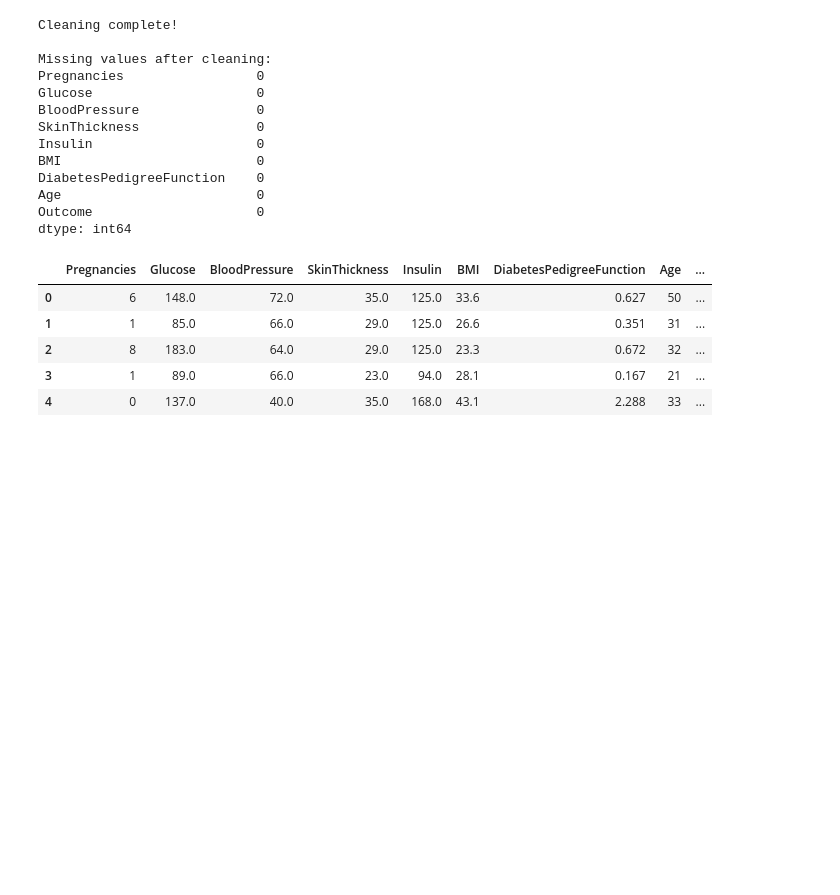
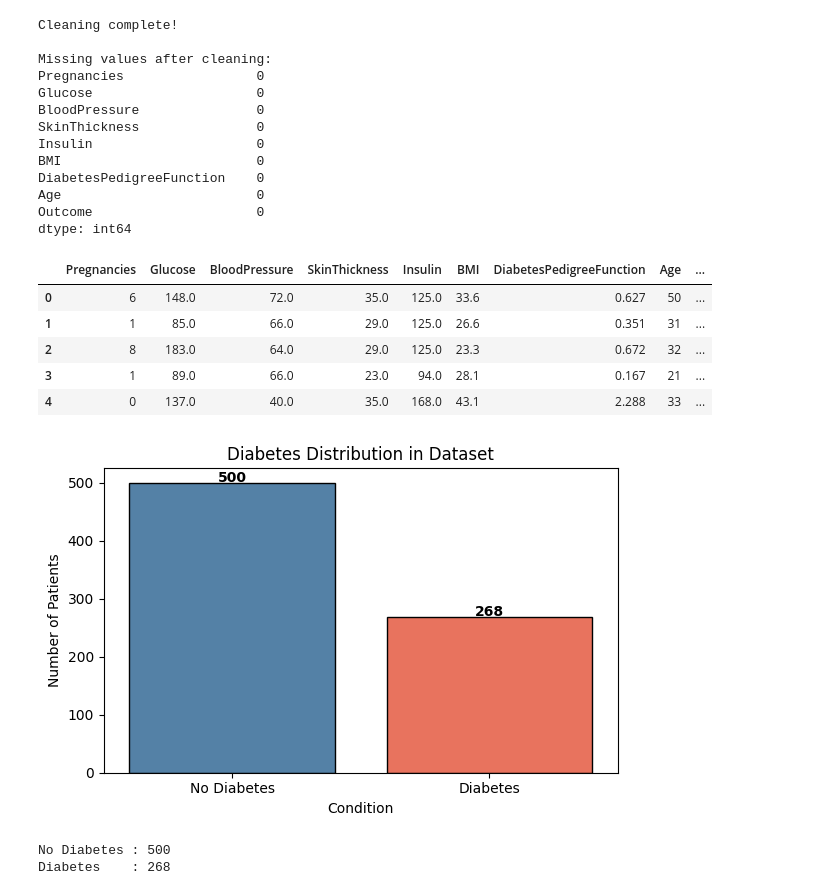
Before and after one commit to abdullah123-collab/Machine_Learning-, a Jupyter notebook: Basics/Comparing_Models/Diabetes/DecisionTree.ipynb, the cells around one changed output. Saved outputs shown, nothing was run; the diff lists cells and outputs as text; code cells hidden in the pictures; blank space fills up the shorter version.

Commit message:
dataset visualization

```diff
--- a/Basics/Comparing_Models/Diabetes/DecisionTree.ipynb
+++ b/Basics/Comparing_Models/Diabetes/DecisionTree.ipynb
@@ -94,3 +94,24 @@ dtype: int64
 | 2 | 8 | 183.0 | 64.0 | 29.0 | 125.0 | 23.3 | 0.672 | 32 | ... |
 | 3 | 1 | 89.0 | 66.0 | 23.0 | 94.0 | 28.1 | 0.167 | 21 | ... |
 | 4 | 0 | 137.0 | 40.0 | 35.0 | 168.0 | 43.1 | 2.288 | 33 | ... |
+# %%
+counts = df['Outcome'].value_counts()
+
+plt.figure(figsize=(6, 4))
+sns.barplot(x=counts.index, y=counts.values,
+            palette=['steelblue', 'tomato'], edgecolor='black')
+plt.xticks([0, 1], ['No Diabetes', 'Diabetes'])
+plt.title('Diabetes Distribution in Dataset')
+plt.xlabel('Condition')
+plt.ylabel('Number of Patients')
+for i, v in enumerate(counts.values):
+    plt.text(i, v + 2, str(v), ha='center', fontweight='bold')
+plt.tight_layout()
+plt.show()
+
+print(f'No Diabetes : {counts[0]}')
+print(f'Diabetes    : {counts[1]}')
+# %% [output]
+[figure, added]
+No Diabetes : 500
+Diabetes    : 268
```
Also changed, not shown: parts of 2 cells of this notebook.
